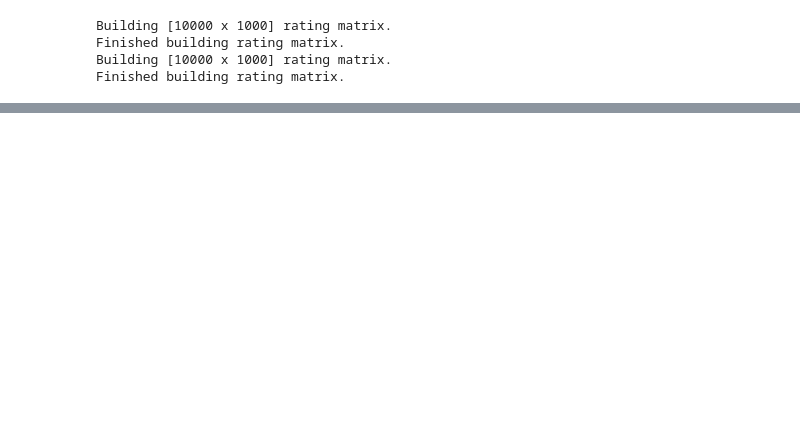
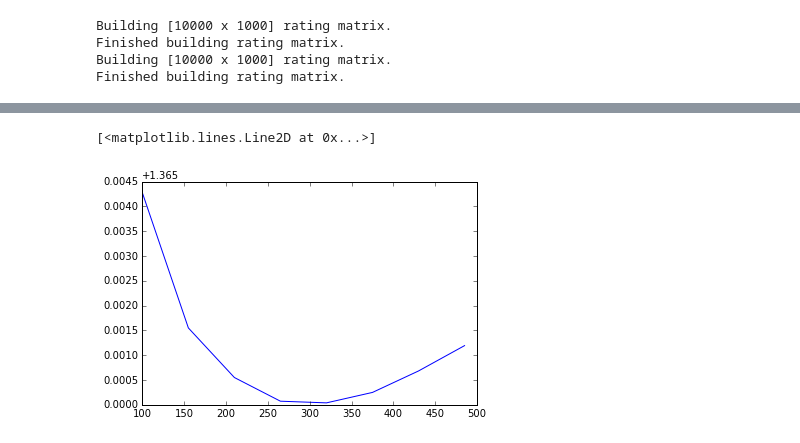
Before and after one commit to AndreiBarsan/cil-exercises, a Jupyter notebook: cil-exercise-03.ipynb, the cells around one changed output, grey strips where cells are left out. Drawn from its saved outputs; the diff is of its cells as text; code cells hidden in the pictures; blank space fills up the shorter version.

```diff
--- a/cil-exercise-03.ipynb
+++ b/cil-exercise-03.ipynb
@@ -255,0 +400,14 @@ len(actual_ratings)
+# %%
+rmses = []
+for k in range(100, 500, 55):
+    U_prime_lim = U_prime[:,:k]
+    V_prime_lim = V_prime[:,:k]
+
+    k_prediction = np.dot(U_prime_lim, V_prime_lim.T)
+    k_prediction = k_prediction[:, :1000]
+    rmses.append((k, rmse(k_prediction, data_matrix)))
+# %%
+plt.plot([e[0] for e in rmses], [e[1] for e in rmses])
+# %% [output]
+[<matplotlib.lines.Line2D at 0x...>]
+[figure, added]
```
Also changed, not shown: parts of 25 cells of this notebook, 1 other file.
